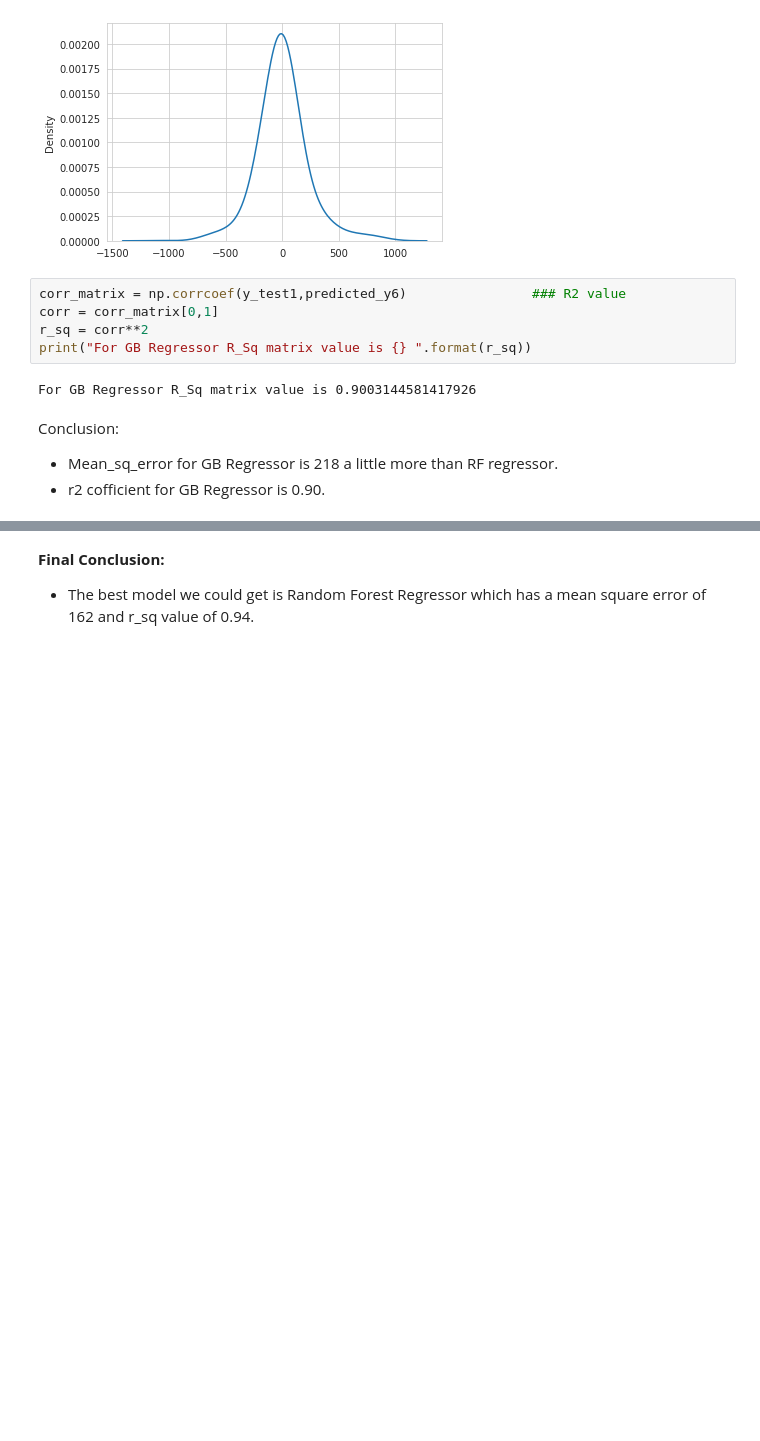
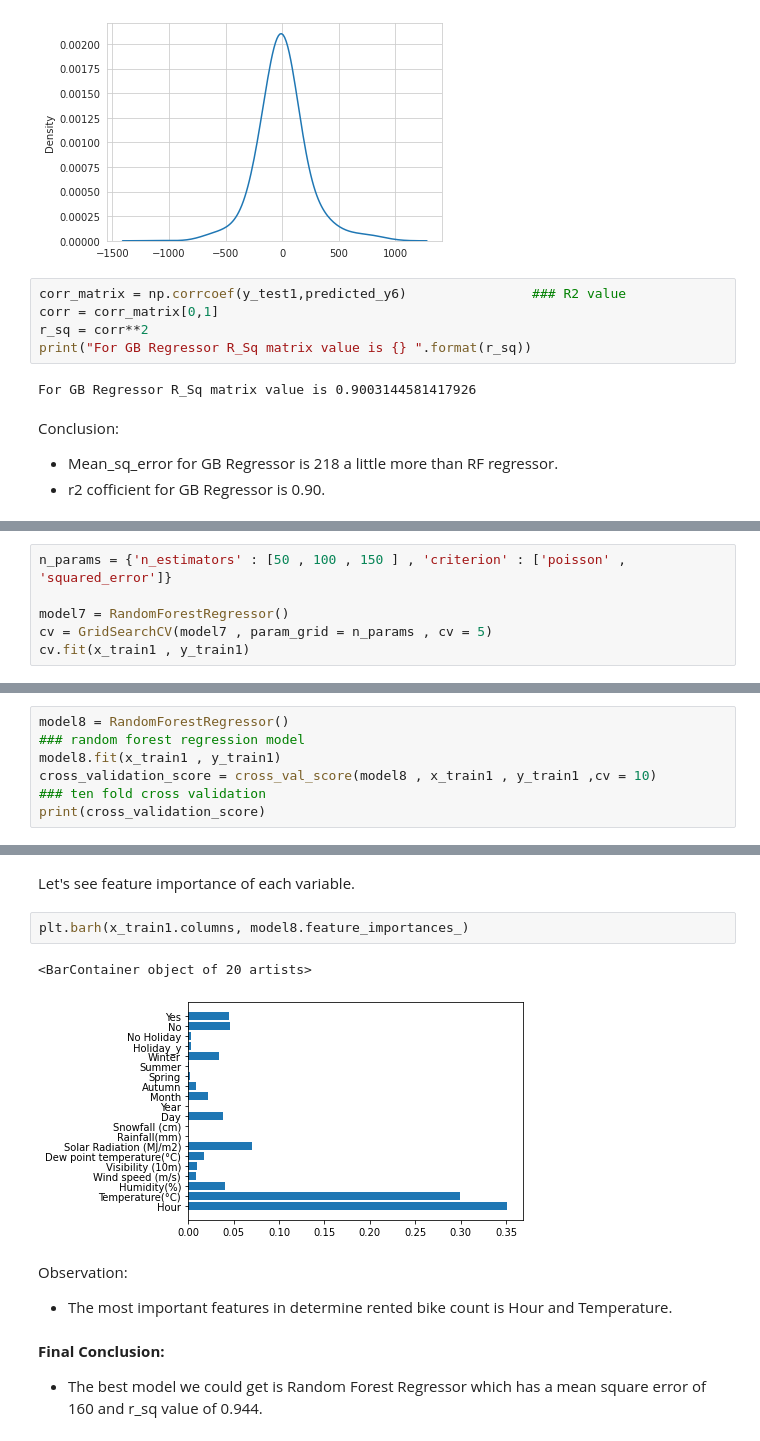
Before and after one commit to ydv1412/Bike-Sharing-Demand, a Jupyter notebook: Bike_Sharing_Demand_Prediction_Capstone_Project.ipynb, the cells around one changed output, grey strips where cells are left out. Drawn from its saved outputs; the diff is of its cells as text; blank space fills up the shorter version.

```diff
--- a/Bike_Sharing_Demand_Prediction_Capstone_Project.ipynb
+++ b/Bike_Sharing_Demand_Prediction_Capstone_Project.ipynb
@@ -765,0 +790,6 @@ Conclusion:
+# %%
+n_params = {'n_estimators' : [50 , 100 , 150 ] , 'criterion' : ['poisson' , 'squared_error']}
+
+model7 = RandomForestRegressor()
+cv = GridSearchCV(model7 , param_grid = n_params , cv = 5)
+cv.fit(x_train1 , y_train1)
@@ -765,0 +806,5 @@ Conclusion:
+# %%
+model8 = RandomForestRegressor()                                                                            ### random forest regression model
+model8.fit(x_train1 , y_train1)
+cross_validation_score = cross_val_score(model8 , x_train1 , y_train1 ,cv = 10)                             ### ten fold cross validation
+print(cross_validation_score)
@@ -766,3 +828,13 @@ Conclusion:
+# %% [markdown]
+Let's see feature importance of each variable.
+# %%
+plt.barh(x_train1.columns, model8.feature_importances_)
+# %% [output]
+<BarContainer object of 20 artists>
+[figure, added]
+# %% [markdown]
+Observation:
+* The most important features in determine rented bike count is Hour and Temperature.
 # %% [markdown]
 <b> Final Conclusion:
-* The best model we could get is Random Forest Regressor which has a mean square error of 162 and r_sq value of 0.94.
+* The best model we could get is Random Forest Regressor which has a mean square error of 160 and r_sq value of 0.944.
```
Also changed, not shown: parts of 14 cells of this notebook.
